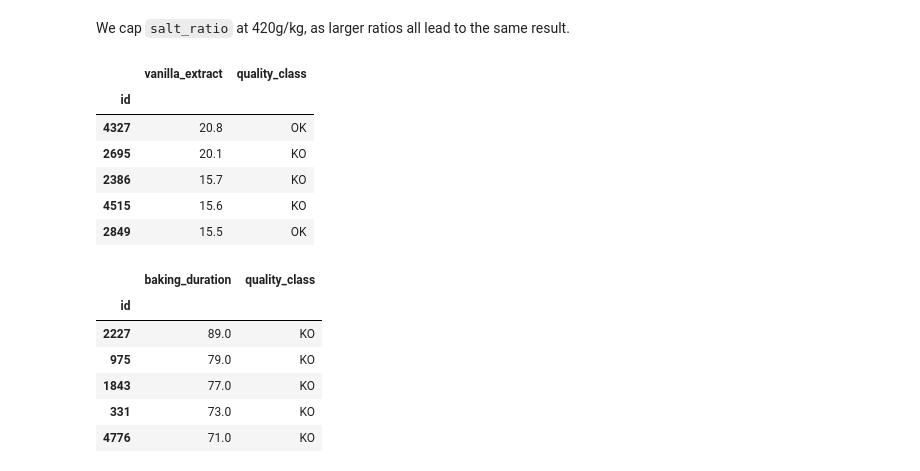
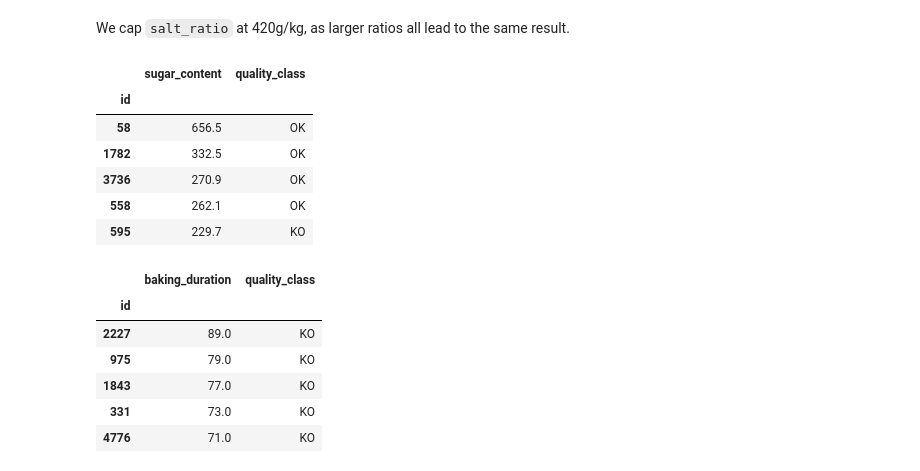
Before and after one commit to durak-dev/MachineLearning-Project, a Jupyter notebook: Data_Preprocessing.ipynb, the cells around one changed output. Drawn from its saved outputs; the diff is of its cells as text; code cells hidden in the pictures.

```diff
--- a/Data_Preprocessing.ipynb
+++ b/Data_Preprocessing.ipynb
@@ -113,15 +111,15 @@ pastel_d_nata_lrn.sort_values('salt_ratio', ascending=False)[['salt_ratio','qual
 # %% [markdown]
 We cap `salt_ratio` at 420g/kg, as larger ratios all lead to the same result.
 # %%
-pastel_d_nata_lrn.sort_values('vanilla_extract', ascending=False)[['vanilla_extract','quality_class']].head(5)
+pastel_d_nata_lrn.sort_values('sugar_content', ascending=False)[['sugar_content','quality_class']].head(5)
 # %% [output]
-|  | vanilla_extract | quality_class |
+|  | sugar_content | quality_class |
 | id |  |  |
-| 4327 | 20.8 | OK |
-| 2695 | 20.1 | KO |
-| 2386 | 15.7 | KO |
-| 4515 | 15.6 | KO |
-| 2849 | 15.5 | OK |
+| 58 | 656.5 | OK |
+| 1782 | 332.5 | OK |
+| 3736 | 270.9 | OK |
+| 558 | 262.1 | OK |
+| 595 | 229.7 | KO |
 # %%
 pastel_d_nata_lrn.sort_values('baking_duration', ascending=False)[['baking_duration','quality_class']].head(12)
 #capping at 63
```
Also changed, not shown: parts of 6 cells of this notebook, 9 other files.
